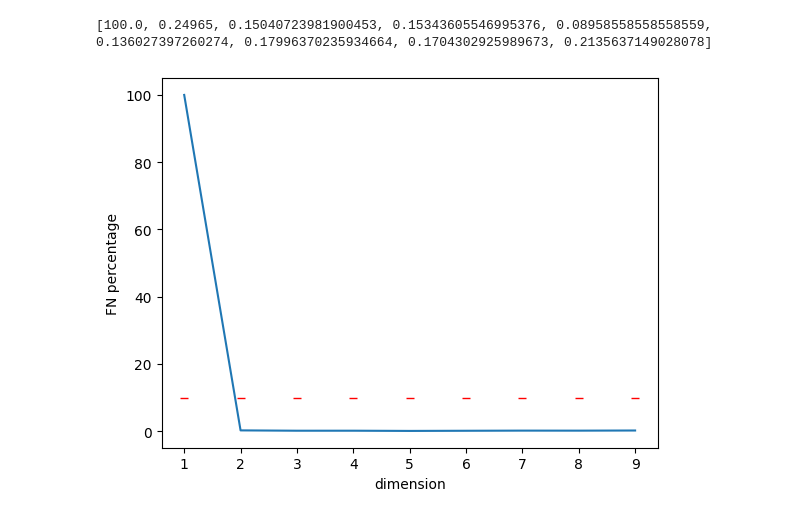
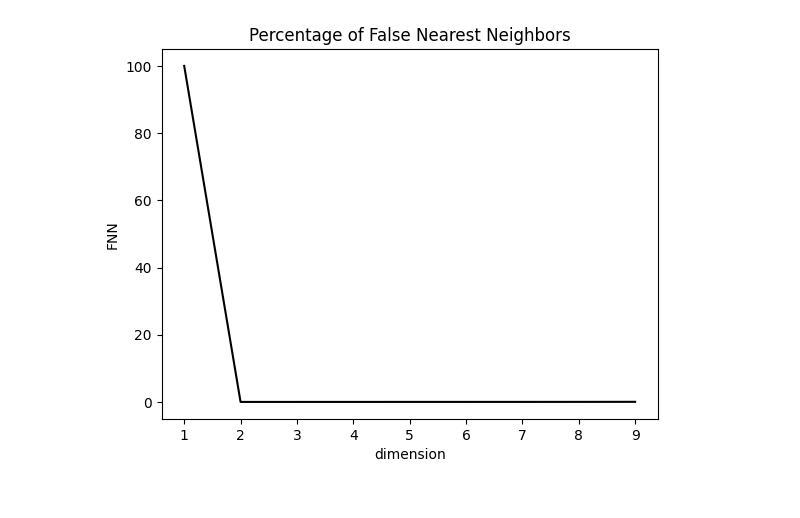
Before and after one commit to issaramro/ComputationalPhysics, a Jupyter notebook: Takens/Lorenz_System.ipynb, the cells around one changed output. Cells and saved outputs as stored; diff of their text form; code cells hidden in the pictures.

```diff
--- a/Takens/Lorenz_System.ipynb
+++ b/Takens/Lorenz_System.ipynb
@@ -63,5 +113,6 @@ plt.show()
 # %%
-# methods for mutual information:
+# finding the mutual information:
+
 def entropy(p):
     p_norm = p / np.sum(p)
     p_norm = p_norm[np.nonzero(p_norm)]
@@ -80,20 +131,27 @@ def MI(X,Y,bins):
     MI = S_X + S_Y - S_XY
     return MI
 
-# finding MI:
+
 MI_vals = []
 for i in range(1,100):
     v1 = xs[0:len(xs) - i]
     v2 = xs[i : len(xs)]
-    MI_vals.append(MI(v1, v2, 1000))
+    MI_vals.append(MI(v1, v2, 100))
 mins = []
+max = []
 for i in range(1, len(MI_vals)-1):
     if MI_vals[i] < MI_vals[i-1] and MI_vals[i] < MI_vals[i+1]:
         mins.append(i)
 
+for i in range(1, len(MI_vals)-1):
+    if MI_vals[i] > MI_vals[i-1] and MI_vals[i] > MI_vals[i+1]:
+        max.append(i)
+
 print(mins)
-plt.plot(np.arange(1,len(MI_vals)+1), MI_vals)
+print(max)
+plt.plot(np.arange(1,len(MI_vals)+1), MI_vals, color = 'k')
 plt.xlabel('time delay')
 plt.ylabel('mutual information')
+plt.title("Mutual Information as function of time delay")
 plt.show()
 # %% [output]
@@ -114,28 +218,32 @@ plt.show()
 # %%
-# False neighbors
-tol = 10
-tau = 14
-d_ar = []
-FN_perc = []
+# FNN attempt
+
+eps = 0.5
+tau = 15
+n = len(xs)
+arr = []
 for o in range(1, 10):
     di = 1
     d = 1
-    for i in range(len(xs) - (o - 1) * tau - 1):
-        R1 = np.abs(xs[i] - xs[i + 1])
-        R2 = np.sqrt(R1**2 + (xs[i + (o - 1) * tau] - xs[i + (o - 1) * tau + 1])**2)
-        if R1 != 0 and R2/R1 > tol:
-            di = di + 1
-        d = d + 1
-    d_ar.append(o)
-    FN_perc.append((d/di)/100)
-print(FN_perc)
-plt.plot(d_ar, FN_perc)
-plt.plot(d_ar, 10*np.ones(len(d_ar)),  "_", color = 'red')
-plt.ylabel("FN percentage")
+    for i in range(len(xs) - (o * tau) - 1):
+        for j in range(len(xs) - (o * tau) - 1):
+            if j != i:
+                if (eps - np.abs(xs[i] - xs[j])) > 0:
+                  R1 = 0
+                  for k in range(1, o):
+                     R1 = R1 + (xs[i + (k - 1) * tau] - xs[j + (k - 1) * tau])**2
+                  R2 = R1 + (xs[i + o * tau] - xs[j + o * tau])**2
+                  if R1 != 0 and np.sqrt((R2 - R1)/ R1) > 5:
+                     di = di +1
+                  d = d + 1
+    arr.append(d/di)
+arr = np.array(arr)
+plt.plot(np.arange(1,10), (arr/arr[0])*100, color = "k")
+plt.title("Percentage of False Nearest Neighbors")
+plt.ylabel("FNN")
 plt.xlabel("dimension")
 plt.show()
 # %% [output]
-[100.0, 0.24965, 0.15040723981900453, 0.15343605546995376, 0.08958558558558559, 0.136027397260274, 0.17996370235934664, 0.1704302925989673, 0.2135637149028078]
-[figure, old version]
+[figure, new version]
 # %%
 # SVD attempt
```
Also changed, not shown: parts of 11 cells of this notebook, 5 other files.
